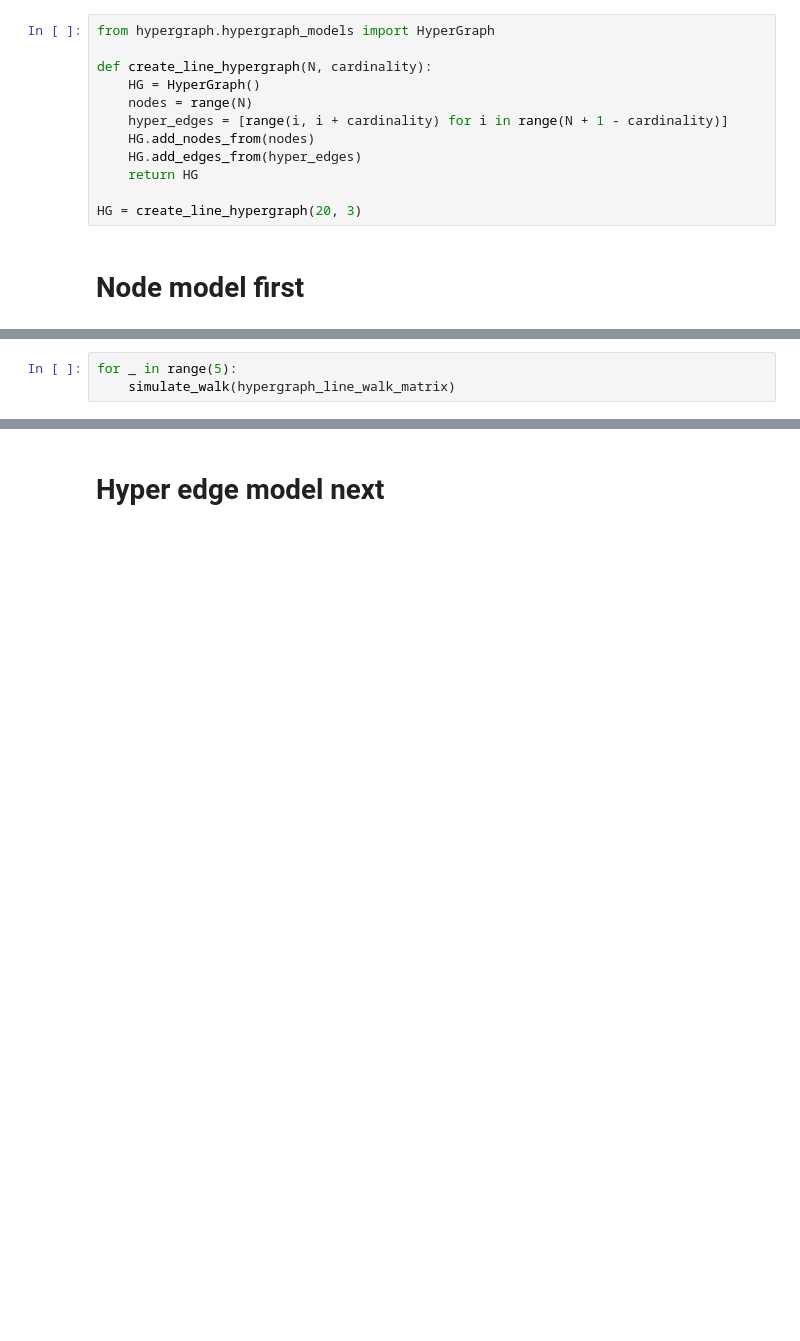
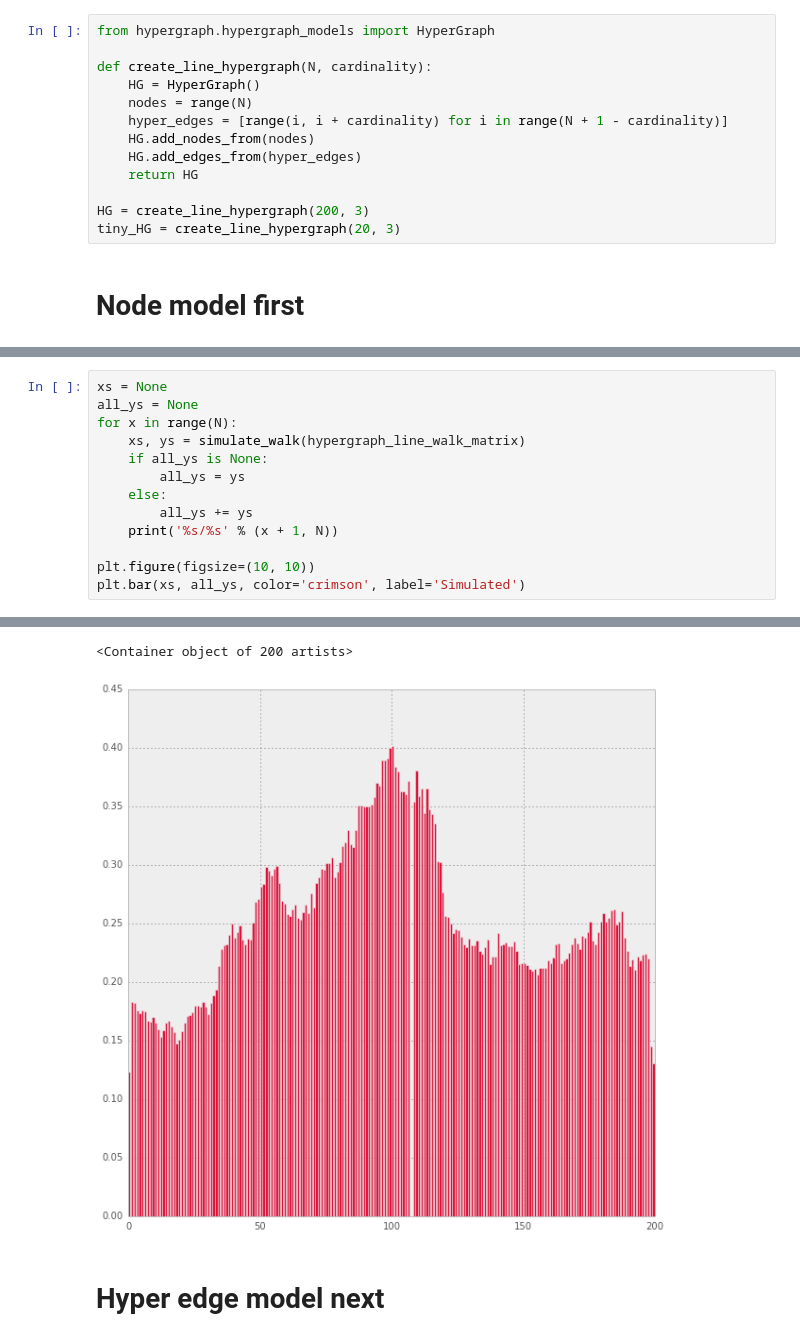
Before and after one commit to ilonajulczuk/hypergraph, a Jupyter notebook: notebooks/Random Walks.ipynb, the cells around one changed output, grey strips where cells are left out. Drawn from its saved outputs; the diff is of its cells as text; blank space fills up the shorter version.

```diff
--- a/notebooks/Random Walks.ipynb
+++ b/notebooks/Random Walks.ipynb
@@ -185,7 +218,8 @@ def create_line_hypergraph(N, cardinality):
     HG.add_edges_from(hyper_edges)
     return HG
 
-HG = create_line_hypergraph(20, 3)
+HG = create_line_hypergraph(200, 3)
+tiny_HG = create_line_hypergraph(20, 3)
 # %% [markdown]
 # Node model first
 # %%
@@ -194,5 +229,2 @@ plot_transition_matrix(hypergraph_line_walk_matrix)
 # %% [output]
 [figure]
-# %%
-for _ in range(5):
-    simulate_walk(hypergraph_line_walk_matrix)
@@ -204,0 +231,14 @@ for _ in range(5):
+# %%
+xs = None
+all_ys = None
+for x in range(N):
+    xs, ys = simulate_walk(hypergraph_line_walk_matrix)
+    if all_ys is None:
+        all_ys = ys
+    else:
+        all_ys += ys
+    print('%s/%s' % (x + 1, N))
+
+plt.figure(figsize=(10, 10))
+plt.bar(xs, all_ys, color='crimson', label='Simulated')
+# %% [output]
@@ -205,3 +262,5 @@ for _ in range(5):
+<Container object of 200 artists>
+[figure, added]
 # %% [markdown]
 # Hyper edge model next
 # %%
```
Also changed, not shown: parts of 11 cells of this notebook, 1 other file.
